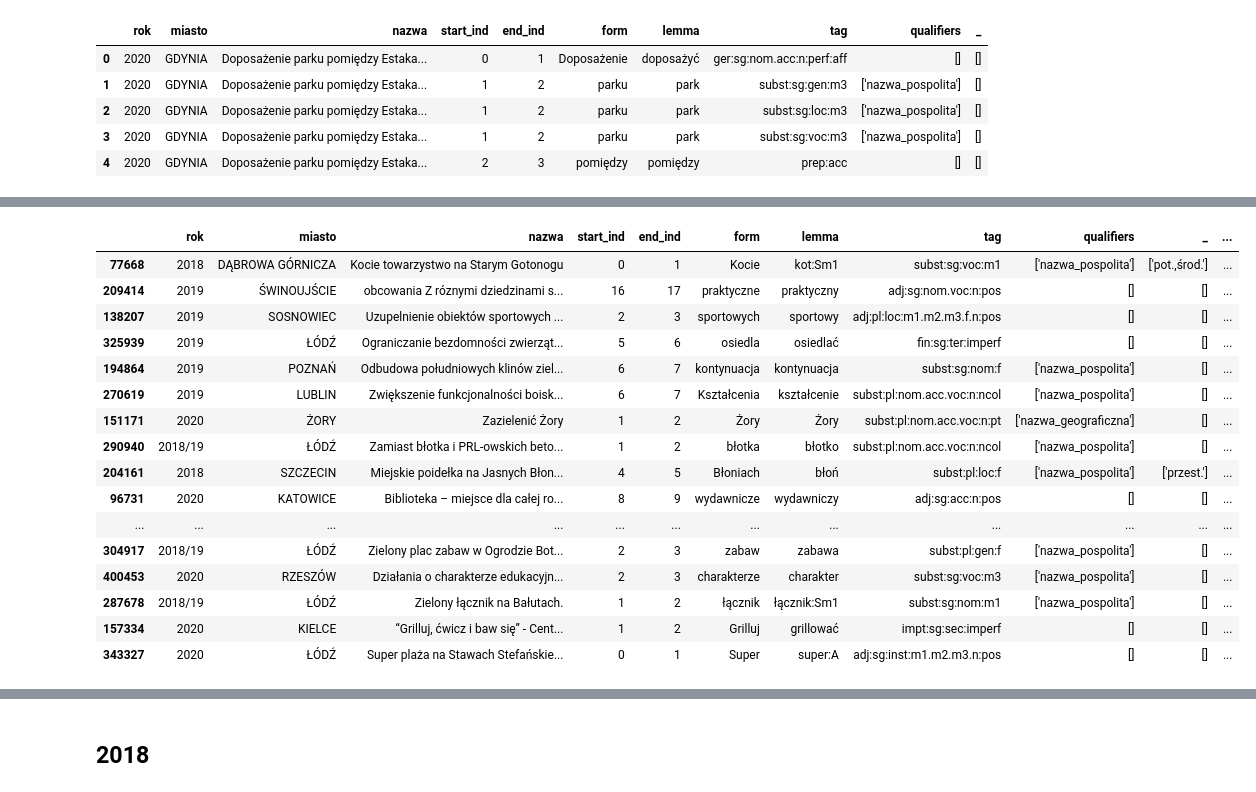
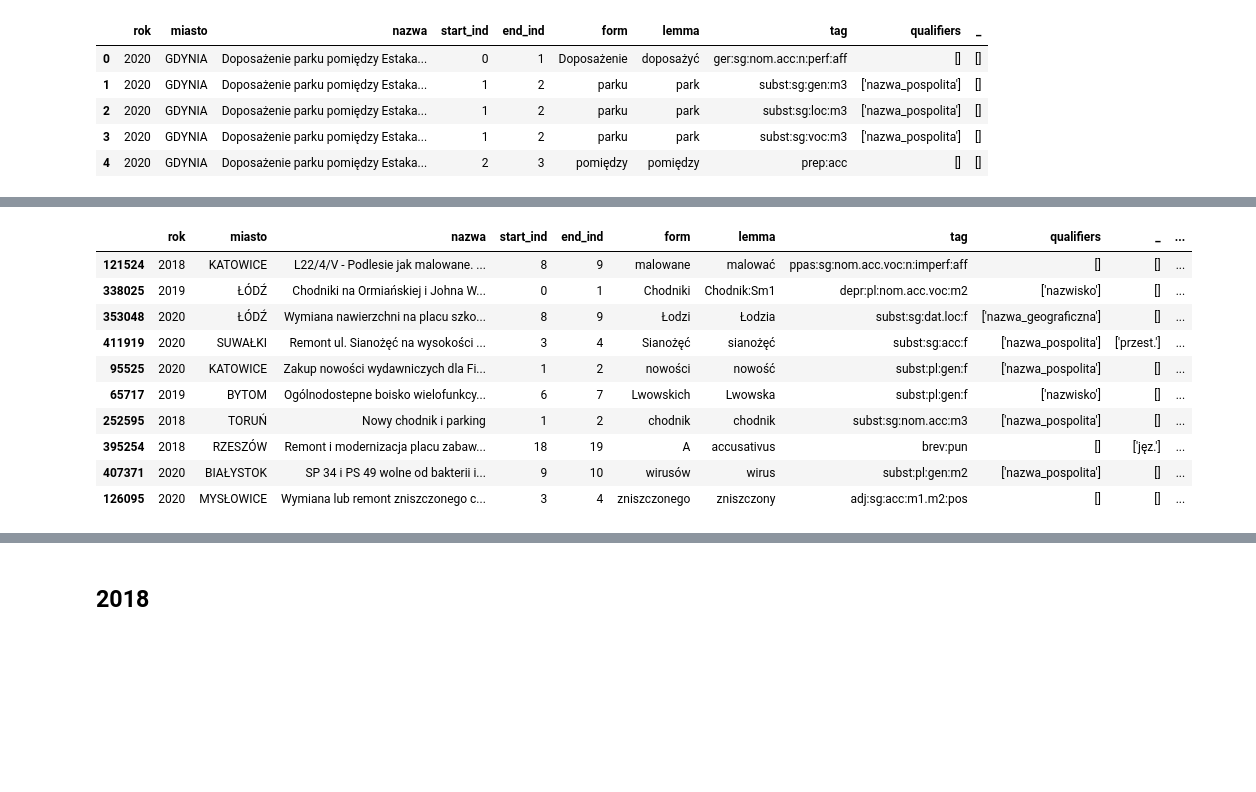
Before and after one commit to malowana/NLP_budzet_obywatelski, a Jupyter notebook: BO_analiza_morfologiczna_LDA.ipynb, the cells around one changed output, grey strips where cells are left out. Cells and saved outputs as stored; diff of their text form; code cells hidden in the pictures; blank space fills up the shorter version.

```diff
--- a/BO_analiza_morfologiczna_LDA.ipynb
+++ b/BO_analiza_morfologiczna_LDA.ipynb
@@ -410,25 +340,19 @@ Words: 0.092*"ulica" + 0.056*"do" + 0.051*"dla" + 0.049*"przy" + 0.036*"budowo"
 # %%
 tags = ['prep', 'conj', 'interj', 'part', 'adv']
 df_roc_clean = df_roc3[~df_roc3['tag'].str.contains('|'.join(tags))]
-df_roc_clean.sample(60)
+df_roc_clean.sample(10)
 # %% [output]
 |  | rok | miasto | nazwa | start_ind | end_ind | form | lemma | tag | qualifiers | _ | ... |
-| 77668 | 2018 | DĄBROWA GÓRNICZA | Kocie towarzystwo na Starym Gotonogu | 0 | 1 | Kocie | kot:Sm1 | subst:sg:voc:m1 | ['nazwa_pospolita'] | ['pot.,środ.'] | ... |
-| 209414 | 2019 | ŚWINOUJŚCIE | obcowania Z róznymi dziedzinami s... | 16 | 17 | praktyczne | praktyczny | adj:sg:nom.voc:n:pos | [] | [] | ... |
-| 138207 | 2019 | SOSNOWIEC | Uzupelnienie obiektów sportowych ... | 2 | 3 | sportowych | sportowy | adj:pl:loc:m1.m2.m3.f.n:pos | [] | [] | ... |
-| 325939 | 2019 | ŁÓDŹ | Ograniczanie bezdomności zwierząt... | 5 | 6 | osiedla | osiedlać | fin:sg:ter:imperf | [] | [] | ... |
-| 194864 | 2019 | POZNAŃ | Odbudowa południowych klinów ziel... | 6 | 7 | kontynuacja | kontynuacja | subst:sg:nom:f | ['nazwa_pospolita'] | [] | ... |
-| 270619 | 2019 | LUBLIN | Zwiększenie funkcjonalności boisk... | 6 | 7 | Kształcenia | kształcenie | subst:pl:nom.acc.voc:n:ncol | ['nazwa_pospolita'] | [] | ... |
-| 151171 | 2020 | ŻORY | Zazielenić Żory | 1 | 2 | Żory | Żory | subst:pl:nom.acc.voc:n:pt | ['nazwa_geograficzna'] | [] | ... |
-| 290940 | 2018/19 | ŁÓDŹ | Zamiast błotka i PRL-owskich beto... | 1 | 2 | błotka | błotko | subst:pl:nom.acc.voc:n:ncol | ['nazwa_pospolita'] | [] | ... |
-| 204161 | 2018 | SZCZECIN | Miejskie poidełka na Jasnych Błon... | 4 | 5 | Błoniach | błoń | subst:pl:loc:f | ['nazwa_pospolita'] | ['przest.'] | ... |
-| 96731 | 2020 | KATOWICE | Biblioteka – miejsce dla całej ro... | 8 | 9 | wydawnicze | wydawniczy | adj:sg:acc:n:pos | [] | [] | ... |
-| ... | ... | ... | ... | ... | ... | ... | ... | ... | ... | ... | ... |
-| 304917 | 2018/19 | ŁÓDŹ | Zielony plac zabaw w Ogrodzie Bot... | 2 | 3 | zabaw | zabawa | subst:pl:gen:f | ['nazwa_pospolita'] | [] | ... |
-| 400453 | 2020 | RZESZÓW | Działania o charakterze edukacyjn... | 2 | 3 | charakterze | charakter | subst:sg:voc:m3 | ['nazwa_pospolita'] | [] | ... |
-| 287678 | 2018/19 | ŁÓDŹ | Zielony łącznik na Bałutach. | 1 | 2 | łącznik | łącznik:Sm1 | subst:sg:nom:m1 | ['nazwa_pospolita'] | [] | ... |
-| 157334 | 2020 | KIELCE | “Grilluj, ćwicz i baw się” - Cent... | 1 | 2 | Grilluj | grillować | impt:sg:sec:imperf | [] | [] | ... |
-| 343327 | 2020 | ŁÓDŹ | Super plaża na Stawach Stefańskie... | 0 | 1 | Super | super:A | adj:sg:inst:m1.m2.m3.n:pos | [] | [] | ... |
+| 121524 | 2018 | KATOWICE | L22/4/V - Podlesie jak malowane. ... | 8 | 9 | malowane | malować | ppas:sg:nom.acc.voc:n:imperf:aff | [] | [] | ... |
+| 338025 | 2019 | ŁÓDŹ | Chodniki na Ormiańskiej i Johna W... | 0 | 1 | Chodniki | Chodnik:Sm1 | depr:pl:nom.acc.voc:m2 | ['nazwisko'] | [] | ... |
+| 353048 | 2020 | ŁÓDŹ | Wymiana nawierzchni na placu szko... | 8 | 9 | Łodzi | Łodzia | subst:sg:dat.loc:f | ['nazwa_geograficzna'] | [] | ... |
+| 411919 | 2020 | SUWAŁKI | Remont ul. Sianożęć na wysokości ... | 3 | 4 | Sianożęć | sianożęć | subst:sg:acc:f | ['nazwa_pospolita'] | ['przest.'] | ... |
+| 95525 | 2020 | KATOWICE | Zakup nowości wydawniczych dla Fi... | 1 | 2 | nowości | nowość | subst:pl:gen:f | ['nazwa_pospolita'] | [] | ... |
+| 65717 | 2019 | BYTOM | Ogólnodostepne boisko wielofunkcy... | 6 | 7 | Lwowskich | Lwowska | subst:pl:gen:f | ['nazwisko'] | [] | ... |
+| 252595 | 2018 | TORUŃ | Nowy chodnik i parking | 1 | 2 | chodnik | chodnik | subst:sg:nom.acc:m3 | ['nazwa_pospolita'] | [] | ... |
+| 395254 | 2018 | RZESZÓW | Remont i modernizacja placu zabaw... | 18 | 19 | A | accusativus | brev:pun | [] | ['jęz.'] | ... |
+| 407371 | 2020 | BIAŁYSTOK | SP 34 i PS 49 wolne od bakterii i... | 9 | 10 | wirusów | wirus | subst:pl:gen:m2 | ['nazwa_pospolita'] | [] | ... |
+| 126095 | 2020 | MYSŁOWICE | Wymiana lub remont zniszczonego c... | 3 | 4 | zniszczonego | zniszczony | adj:sg:acc:m1.m2:pos | [] | [] | ... |
 # %%
 #cbow
 processed_docs = df_roc_clean['tokens']
```
Also changed, not shown: parts of 33 cells of this notebook.
